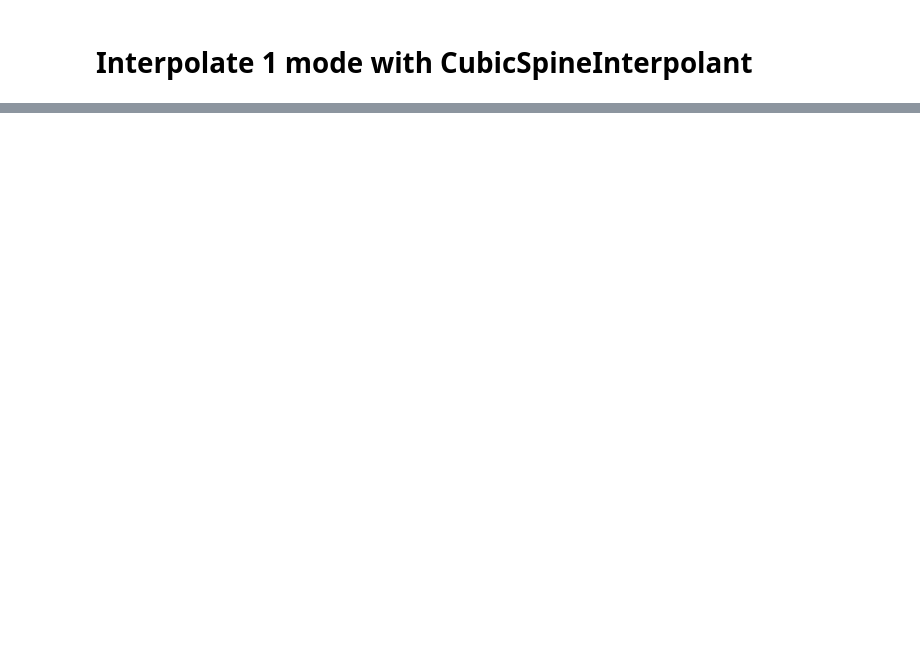
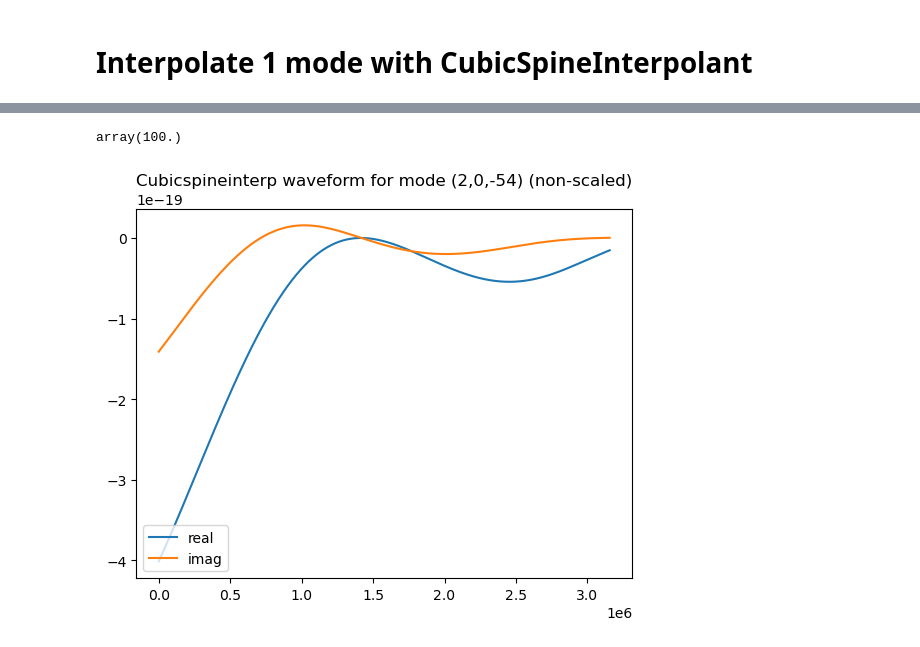
Before and after one commit to verasha/FEWNEW, a Jupyter notebook: work/interpolate.ipynb, the cells around one changed output, grey strips where cells are left out. Drawn from its saved outputs; the diff is of its cells as text; code cells hidden in the pictures; blank space fills up the shorter version.

Commit message:
Interpolation

```diff
--- a/work/interpolate.ipynb
+++ b/work/interpolate.ipynb
@@ -177,2 +211,19 @@ array(11.22450002)
 # %% [markdown]
 # Interpolate 1 mode with CubicSpineInterpolant
+# %%
+%%time
+
+# selecting one mode
+mode_real = teuk_modes[:, mode_idx].real
+mode_imag = teuk_modes[:, mode_idx].imag
+mode_all = np.vstack([mode_real, mode_imag])
+
+# interpolation
+spline = CubicSplineInterpolant(t, mode_all, force_backend="cuda12x")
+
+# dense sampling
+t_new = np.linspace(t[0], t[-1], int(T*YRSID_SI/dt))
+
+# evaluating the spline at new dense time array
+interp_mode = spline(t_new)
+interp_mode_comp = interpolated_mode[0] + 1j * interpolated_mode[1]
@@ -178,0 +233,12 @@ array(11.22450002)
+# %%
+np.sum(~np.isnan(interp_mode_comp))/len(interp_mode_comp) * 100
+# %% [output]
+array(100.)
+# %%
+plt.plot(interp_mode_comp.get().real, label='real')
+plt.plot(interp_mode_comp.get().imag, label='imag')
+plt.title(f'Cubicspineinterp waveform for mode {mode_labels[mode_idx]} (non-scaled)')
+plt.legend(loc='lower left')
+plt.show()
+# %% [output]
+[figure, added]
```
Also changed, not shown: parts of 13 cells of this notebook, 1 other file.
